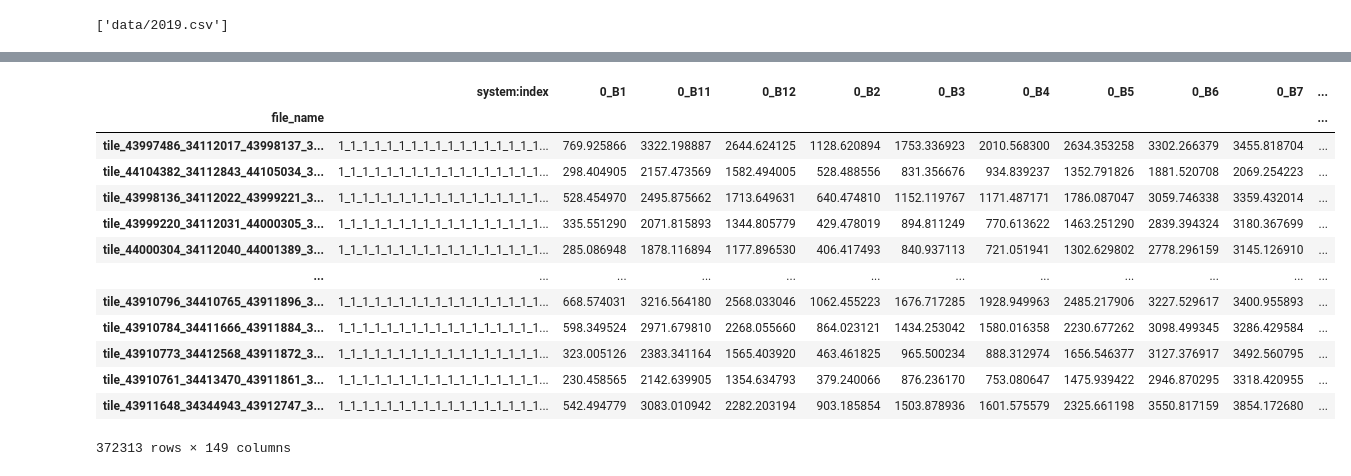
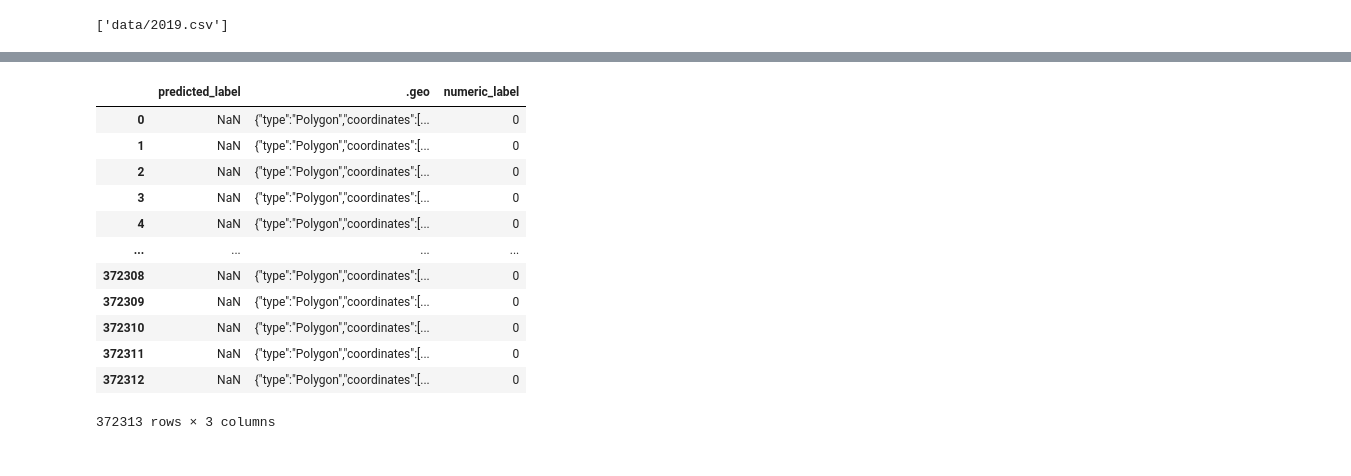
Before and after one commit to JamesChamberlainw/heritage-monitoring-kit, a Jupyter notebook: generate_map.ipynb, the cells around one changed output, grey strips where cells are left out. Drawn from its saved outputs; the diff is of its cells as text; code cells hidden in the pictures.

Commit message:
update, reload and clean version

```diff
--- a/generate_map.ipynb
+++ b/generate_map.ipynb
@@ -51,3 +59,8 @@ with fiona.open("chunks_new.shp") as src:
+# %%
+## TEMP REMOVE ADDITIONAL STUFF FOR QUICKER TESTING
+# tile_43641125_34108721_43915744_34336837 only
+
+chunks = chunks[chunks['file_name'] == 'tile_43641125_34108721_43915744_34336837']
 # %%
 m = geemap.Map()
 
@@ -208,6 +233,7 @@ def gen_basemap(basemap_url=None, aoi=gpd.GeoDataFrame(), polygons=None):
 urban_map = gen_basemap(basemap_url, aoi=chunks)
 agricultural_map = gen_basemap(basemap_url, aoi=chunks)
 water_map = gen_basemap(basemap_url, aoi=chunks)
+wasteland_map = gen_basemap(basemap_url, aoi=chunks)
 # wasteland_map = geemap.Map()
 # %%
 urban_map
@@ -228,3 +258,4 @@ Map(center=[34.223846605905464, 43.91319768371038], controls=(WidgetControl(opti
 water_points = collect_points_from_geemap(water_map, label="Water")
 agricultural_points = collect_points_from_geemap(agricultural_map, label="Agricultural")
 urban_points = collect_points_from_geemap(urban_map, label="Urban")
+wasteland_map = collect_points_from_geemap(wasteland_map, label="Wasteland")
@@ -231,4 +285,4 @@ urban_points = collect_points_from_geemap(urban_map, label="Urban")
 # %%
 # merge into one GeoDataFrame
-points_list = [water_points, agricultural_points, urban_points]
+points_list = [water_points, agricultural_points, urban_points, wasteland_map]
 labels = pd.concat(points_list, ignore_index=True)
@@ -621,5 +959,29 @@ def convert_to_map(df_sparse, df_data, gdf_labelled):
 # %%
-c = cluster(chunks, df1, points=labels)
+mapping = {
+            None: 0,
+            np.NaN: 0,
+            "NaN": 0,
+            "None": 0,
+            "Water": 1,
+            "Agricultural": 2,
+            "Urban": 3,
+            "Wasteland": 4,
+        }
+
+
+# THIS WORKS
+c = cluster(chunks, df1, points=labels, mapping=mapping, passes=6)
+c.reload("temp_test/test1_data.geojson", "temp_test/test1_labels.geojson", "temp_test/test1_sparse.csv", "temp_test/test1_points.geojson")
 matrix = c.fit(kmeans_clustering)
-c.build_row_labels()
+c.create_map("/temptest2.tif")
+
+# NOTE: test1_sparse.csv does NOT HAVE CORRECT DATA
+
+
+
+# c.build_row_labels() # TODO: add passes
+# self.data = gpd.read_file(dir_data)
+# self.gdf_labels = gpd.read_file(dir_labels)
+# self.df_sparse = pd.read_csv(dir_sparse, index_col=0)
+# self.points = gpd.read_file(dir_points)
 # %% [output]
@@ -643,14 +1008,13 @@ progress: 140/141 labels processed.
-|  | system:index | 0_B1 | 0_B11 | 0_B12 | 0_B2 | 0_B3 | 0_B4 | 0_B5 | 0_B6 | 0_B7 | ... |
-| file_name |  |  |  |  |  |  |  |  |  |  | ... |
-| tile_43997486_34112017_43998137_3... | 1_1_1_1_1_1_1_1_1_1_1_1_1_1_1_1_1... | 769.925866 | 3322.198887 | 2644.624125 | 1128.620894 | 1753.336923 | 2010.568300 | 2634.353258 | 3302.266379 | 3455.818704 | ... |
-| tile_44104382_34112843_44105034_3... | 1_1_1_1_1_1_1_1_1_1_1_1_1_1_1_1_1... | 298.404905 | 2157.473569 | 1582.494005 | 528.488556 | 831.356676 | 934.839237 | 1352.791826 | 1881.520708 | 2069.254223 | ... |
-| tile_43998136_34112022_43999221_3... | 1_1_1_1_1_1_1_1_1_1_1_1_1_1_1_1_1... | 528.454970 | 2495.875662 | 1713.649631 | 640.474810 | 1152.119767 | 1171.487171 | 1786.087047 | 3059.746338 | 3359.432014 | ... |
-| tile_43999220_34112031_44000305_3... | 1_1_1_1_1_1_1_1_1_1_1_1_1_1_1_1_1... | 335.551290 | 2071.815893 | 1344.805779 | 429.478019 | 894.811249 | 770.613622 | 1463.251290 | 2839.394324 | 3180.367699 | ... |
-| tile_44000304_34112040_44001389_3... | 1_1_1_1_1_1_1_1_1_1_1_1_1_1_1_1_1... | 285.086948 | 1878.116894 | 1177.896530 | 406.417493 | 840.937113 | 721.051941 | 1302.629802 | 2778.296159 | 3145.126910 | ... |
-| ... | ... | ... | ... | ... | ... | ... | ... | ... | ... | ... | ... |
-| tile_43910796_34410765_43911896_3... | 1_1_1_1_1_1_1_1_1_1_1_1_1_1_1_1_1... | 668.574031 | 3216.564180 | 2568.033046 | 1062.455223 | 1676.717285 | 1928.949963 | 2485.217906 | 3227.529617 | 3400.955893 | ... |
-| tile_43910784_34411666_43911884_3... | 1_1_1_1_1_1_1_1_1_1_1_1_1_1_1_1_1... | 598.349524 | 2971.679810 | 2268.055660 | 864.023121 | 1434.253042 | 1580.016358 | 2230.677262 | 3098.499345 | 3286.429584 | ... |
-| tile_43910773_34412568_43911872_3... | 1_1_1_1_1_1_1_1_1_1_1_1_1_1_1_1_1... | 323.005126 | 2383.341164 | 1565.403920 | 463.461825 | 965.500234 | 888.312974 | 1656.546377 | 3127.376917 | 3492.560795 | ... |
-| tile_43910761_34413470_43911861_3... | 1_1_1_1_1_1_1_1_1_1_1_1_1_1_1_1_1... | 230.458565 | 2142.639905 | 1354.634793 | 379.240066 | 876.236170 | 753.080647 | 1475.939422 | 2946.870295 | 3318.420955 | ... |
-| tile_43911648_34344943_43912747_3... | 1_1_1_1_1_1_1_1_1_1_1_1_1_1_1_1_1... | 542.494779 | 3083.010942 | 2282.203194 | 903.185854 | 1503.878936 | 1601.575579 | 2325.661198 | 3550.817159 | 3854.172680 | ... |
+|  | predicted_label | .geo | numeric_label |
+| 0 | NaN | {"type":"Polygon","coordinates":[... | 0 |
+| 1 | NaN | {"type":"Polygon","coordinates":[... | 0 |
+| 2 | NaN | {"type":"Polygon","coordinates":[... | 0 |
+| 3 | NaN | {"type":"Polygon","coordinates":[... | 0 |
+| 4 | NaN | {"type":"Polygon","coordinates":[... | 0 |
+| ... | ... | ... | ... |
+| 372308 | NaN | {"type":"Polygon","coordinates":[... | 0 |
+| 372309 | NaN | {"type":"Polygon","coordinates":[... | 0 |
+| 372310 | NaN | {"type":"Polygon","coordinates":[... | 0 |
+| 372311 | NaN | {"type":"Polygon","coordinates":[... | 0 |
+| 372312 | NaN | {"type":"Polygon","coordinates":[... | 0 |
-372313 rows × 149 columns
+372313 rows × 3 columns
```
Also changed, not shown: parts of 34 cells of this notebook.
